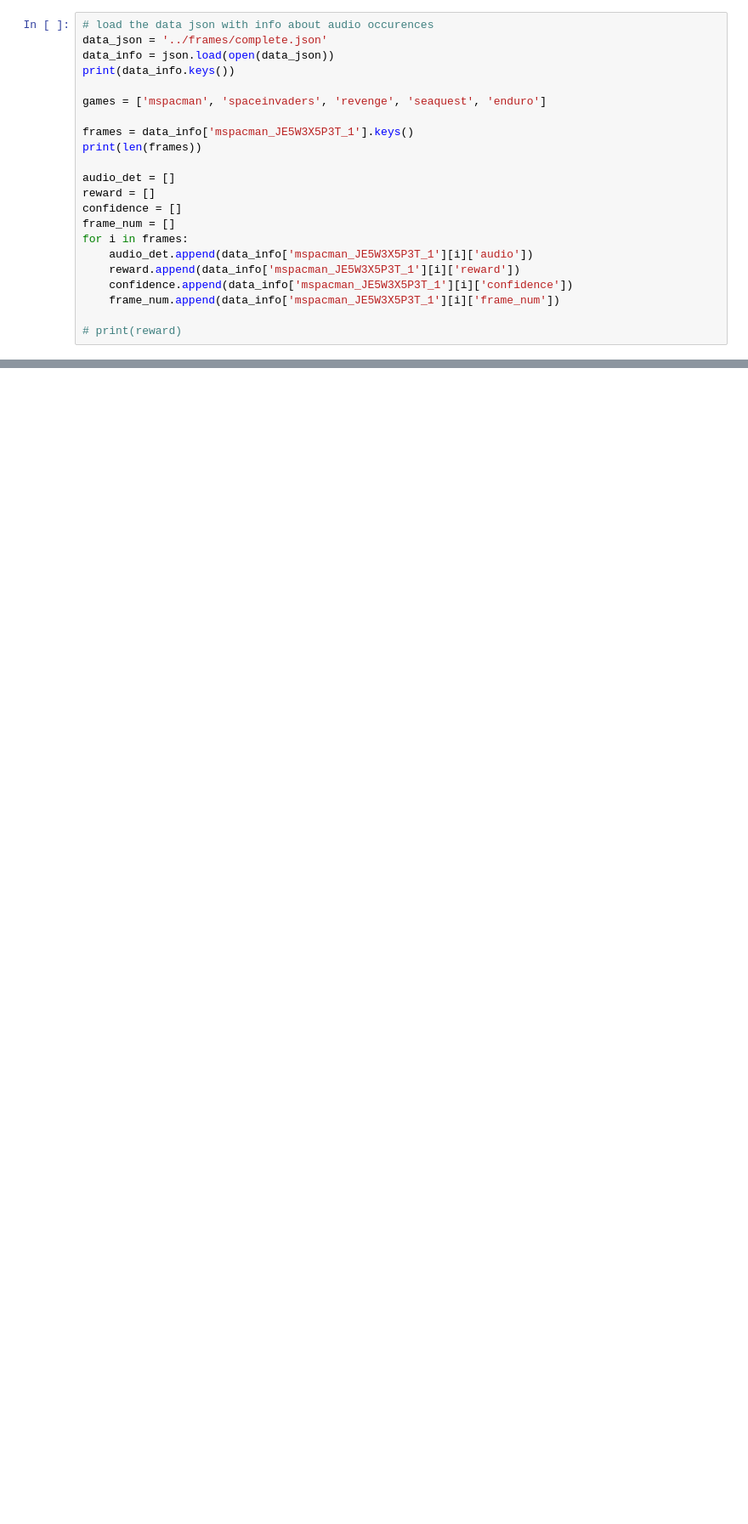
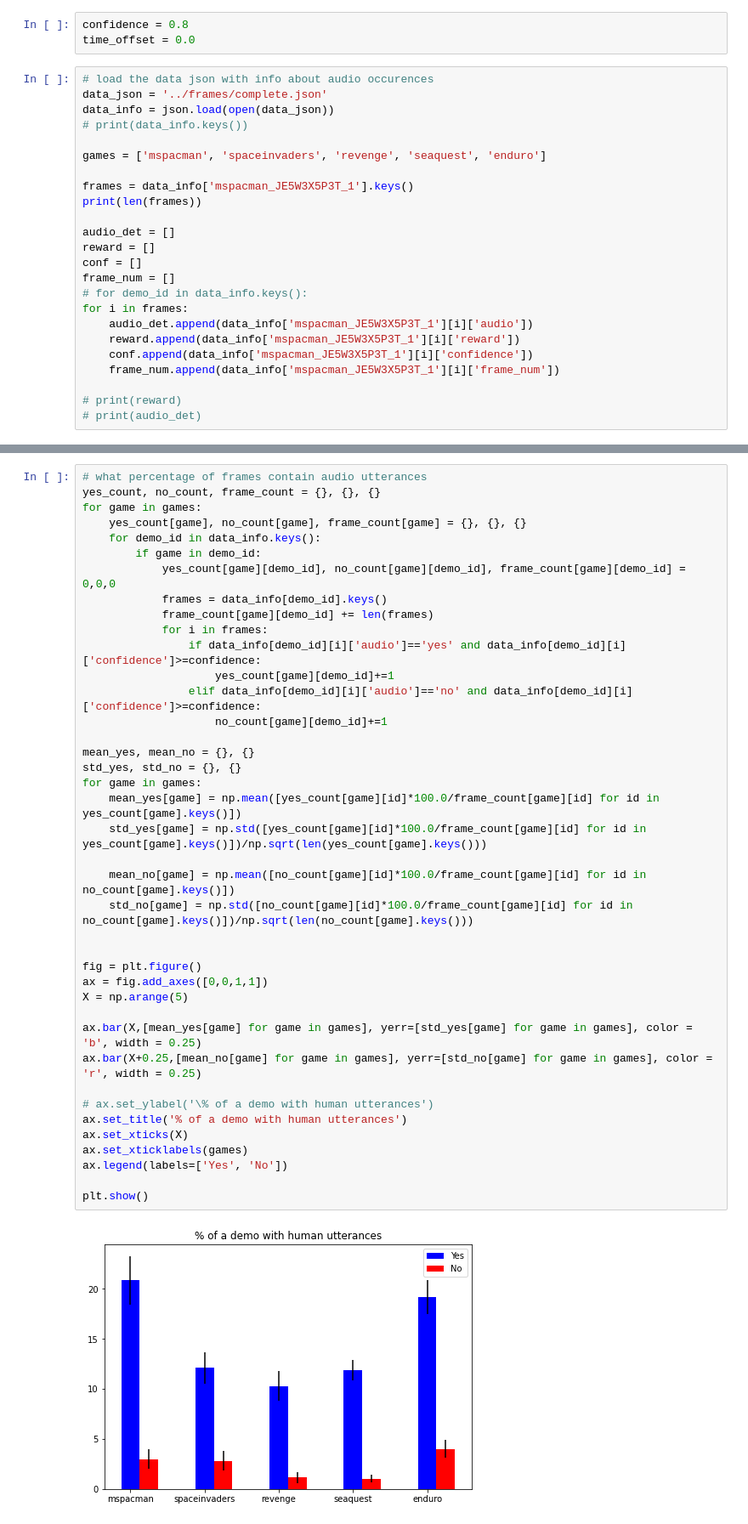
Before and after one commit to sahiljain11/ICML2019-TREX, a Jupyter notebook: audio_atari/visualization/get_demo_audio_stats.ipynb, the cells around one changed output, grey strips where cells are left out. Shown at 85% size. Cells and saved outputs as stored; diff of their text form; blank space fills up the shorter version.

Commit message:
basic stats to determine properties of audio loss

```diff
--- a/audio_atari/visualization/get_demo_audio_stats.ipynb
+++ b/audio_atari/visualization/get_demo_audio_stats.ipynb
@@ -3,8 +7,11 @@ import json
+# %%
+confidence = 0.8
+time_offset = 0.0
 # %%
 # load the data json with info about audio occurences
 data_json = '../frames/complete.json'
 data_info = json.load(open(data_json))
-print(data_info.keys())
+# print(data_info.keys())
 
 games = ['mspacman', 'spaceinvaders', 'revenge', 'seaquest', 'enduro']
 
@@ -13,13 +20,15 @@ print(len(frames))
 
 audio_det = []
 reward = []
-confidence = []
+conf = []
 frame_num = []
+# for demo_id in data_info.keys():
 for i in frames:
     audio_det.append(data_info['mspacman_JE5W3X5P3T_1'][i]['audio'])
     reward.append(data_info['mspacman_JE5W3X5P3T_1'][i]['reward'])
-    confidence.append(data_info['mspacman_JE5W3X5P3T_1'][i]['confidence'])
+    conf.append(data_info['mspacman_JE5W3X5P3T_1'][i]['confidence'])
     frame_num.append(data_info['mspacman_JE5W3X5P3T_1'][i]['frame_num'])
 
 # print(reward)
+# print(audio_det)
 # %% [output]
@@ -34,0 +36,42 @@ dict_keys(['mspacman_JE5W3X5P3T_1', 'mspacman_JE5W3X5P3T_2', 'mspacman_JE5W3X5P3
+# %%
+# what percentage of frames contain audio utterances
+yes_count, no_count, frame_count = {}, {}, {}
+for game in games:
+    yes_count[game], no_count[game], frame_count[game] = {}, {}, {}
+    for demo_id in data_info.keys():
+        if game in demo_id:
+            yes_count[game][demo_id], no_count[game][demo_id], frame_count[game][demo_id] = 0,0,0
+            frames = data_info[demo_id].keys()
+            frame_count[game][demo_id] += len(frames)
+            for i in frames:
+                if data_info[demo_id][i]['audio']=='yes' and data_info[demo_id][i]['confidence']>=confidence:
+                    yes_count[game][demo_id]+=1
+                elif data_info[demo_id][i]['audio']=='no' and data_info[demo_id][i]['confidence']>=confidence:
+                    no_count[game][demo_id]+=1
+
+mean_yes, mean_no = {}, {}
+std_yes, std_no = {}, {}
+for game in games:
+    mean_yes[game] = np.mean([yes_count[game][id]*100.0/frame_count[game][id] for id in yes_count[game].keys()])
+    std_yes[game] = np.std([yes_count[game][id]*100.0/frame_count[game][id] for id in yes_count[game].keys()])/np.sqrt(len(yes_count[game].keys()))
+
+    mean_no[game] = np.mean([no_count[game][id]*100.0/frame_count[game][id] for id in no_count[game].keys()])
+    std_no[game] = np.std([no_count[game][id]*100.0/frame_count[game][id] for id in no_count[game].keys()])/np.sqrt(len(no_count[game].keys()))
+
+
+fig = plt.figure()
+ax = fig.add_axes([0,0,1,1])
+X = np.arange(5)
+
+ax.bar(X,[mean_yes[game] for game in games], yerr=[std_yes[game] for game in games], color = 'b', width = 0.25)
+ax.bar(X+0.25,[mean_no[game] for game in games], yerr=[std_no[game] for game in games], color = 'r', width = 0.25)
+
+# ax.set_ylabel('\% of a demo with human utterances')
+ax.set_title('% of a demo with human utterances')
+ax.set_xticks(X)
+ax.set_xticklabels(games)
+ax.legend(labels=['Yes', 'No'])
+
+plt.show()
+# %% [output]
+[figure, added]
```
Also changed, not shown: parts of 16 cells of this notebook.
